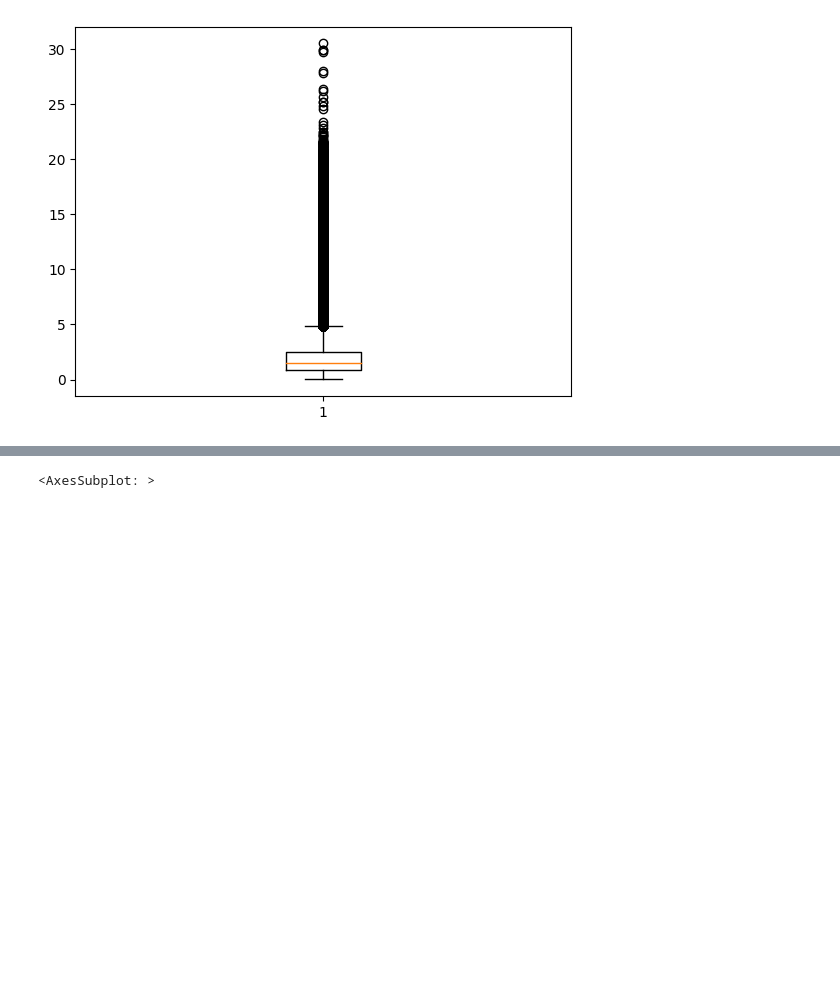
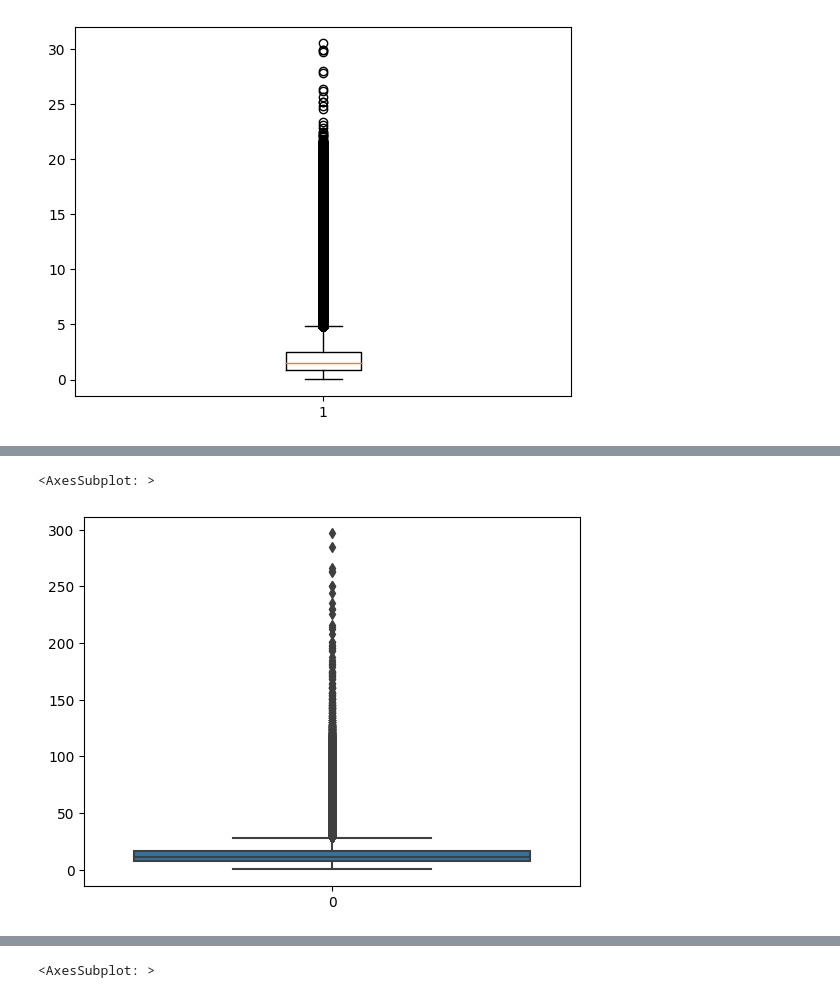
Before and after one commit to satyam-gaikwad/wheres-my-taxi, a Jupyter notebook: secondary_dev.ipynb, the cells around one changed output, grey strips where cells are left out. Cells and saved outputs as stored; diff of their text form; code cells hidden in the pictures; blank space fills up the shorter version.

```diff
--- a/secondary_dev.ipynb
+++ b/secondary_dev.ipynb
@@ -406,0 +273,7 @@ sns.boxplot(df.fare_amount)
+# %%
+df.drop(df[df.total_amount>300].index,inplace=True)
+# %%
+sns.boxplot(df.total_amount)
+# %% [output]
+<AxesSubplot: >
+[figure, added]
```
Also changed, not shown: parts of 41 cells of this notebook, 1 other file.
